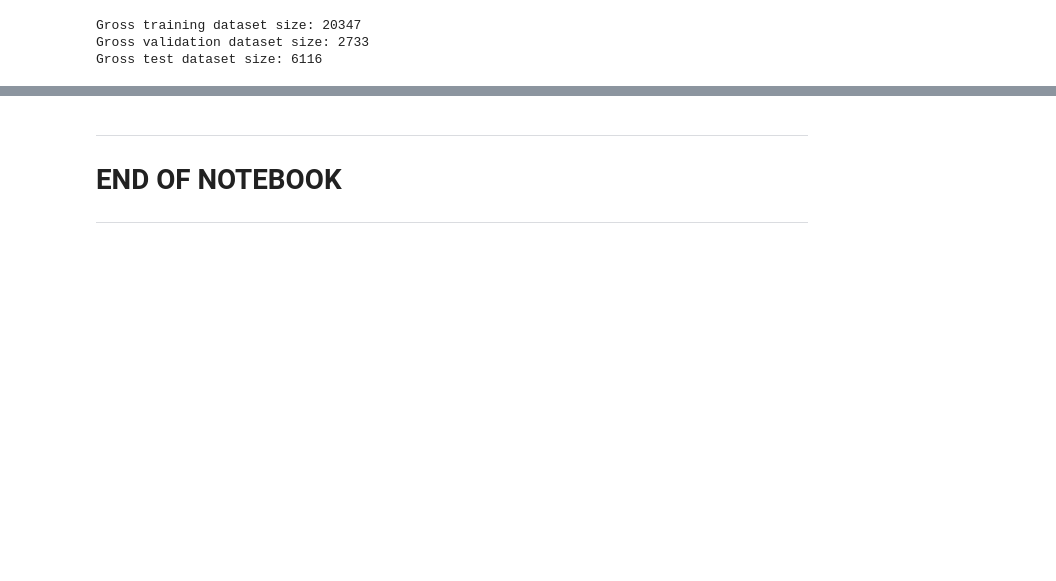
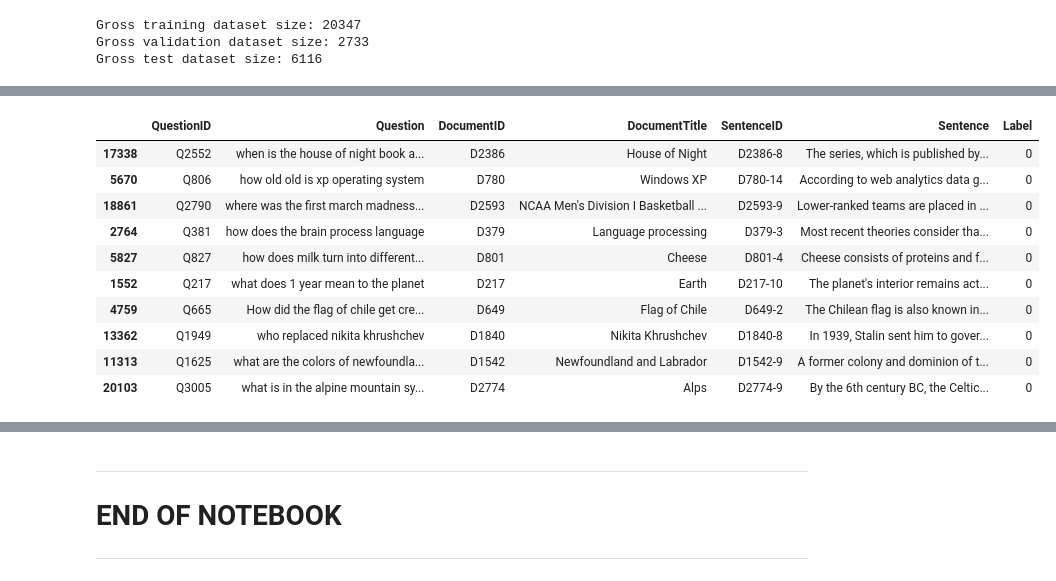
Before and after one commit to benschlup/csck507_team_a, a Jupyter notebook: CSCK507_Team_A_WikiQA_Data_Analysis.ipynb, the cells around one changed output, grey strips where cells are left out. Cells and saved outputs as stored; diff of their text form; code cells hidden in the pictures; blank space fills up the shorter version.

```diff
--- a/CSCK507_Team_A_WikiQA_Data_Analysis.ipynb
+++ b/CSCK507_Team_A_WikiQA_Data_Analysis.ipynb
@@ -170,0 +82,15 @@ Decoder output data shape: (2181, 52, 6001)
+# %%
+# Show sample of data: Confirm that we talk about broad (i.e. open domain) question/answer set
+train_df.sample(10)
+# %% [output]
+|  | QuestionID | Question | DocumentID | DocumentTitle | SentenceID | Sentence | Label |
+| 17338 | Q2552 | when is the house of night book a... | D2386 | House of Night | D2386-8 | The series, which is published by... | 0 |
+| 5670 | Q806 | how old old is xp operating system | D780 | Windows XP | D780-14 | According to web analytics data g... | 0 |
+| 18861 | Q2790 | where was the first march madness... | D2593 | NCAA Men's Division I Basketball ... | D2593-9 | Lower-ranked teams are placed in ... | 0 |
+| 2764 | Q381 | how does the brain process language | D379 | Language processing | D379-3 | Most recent theories consider tha... | 0 |
+| 5827 | Q827 | how does milk turn into different... | D801 | Cheese | D801-4 | Cheese consists of proteins and f... | 0 |
+| 1552 | Q217 | what does 1 year mean to the planet | D217 | Earth | D217-10 | The planet's interior remains act... | 0 |
+| 4759 | Q665 | How did the flag of chile get cre... | D649 | Flag of Chile | D649-2 | The Chilean flag is also known in... | 0 |
+| 13362 | Q1949 | who replaced nikita khrushchev | D1840 | Nikita Khrushchev | D1840-8 | In 1939, Stalin sent him to gover... | 0 |
+| 11313 | Q1625 | what are the colors of newfoundla... | D1542 | Newfoundland and Labrador | D1542-9 | A former colony and dominion of t... | 0 |
+| 20103 | Q3005 | what is in the alpine mountain sy... | D2774 | Alps | D2774-9 | By the 6th century BC, the Celtic... | 0 |
```
Also changed, not shown: parts of 19 cells of this notebook.
